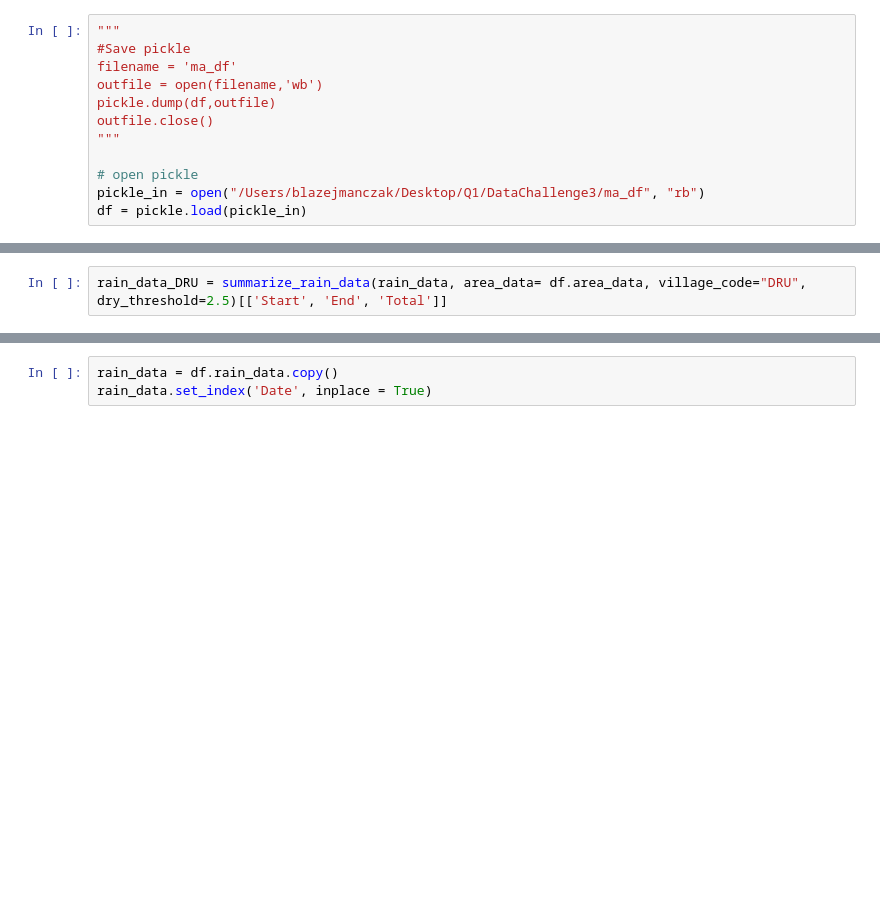
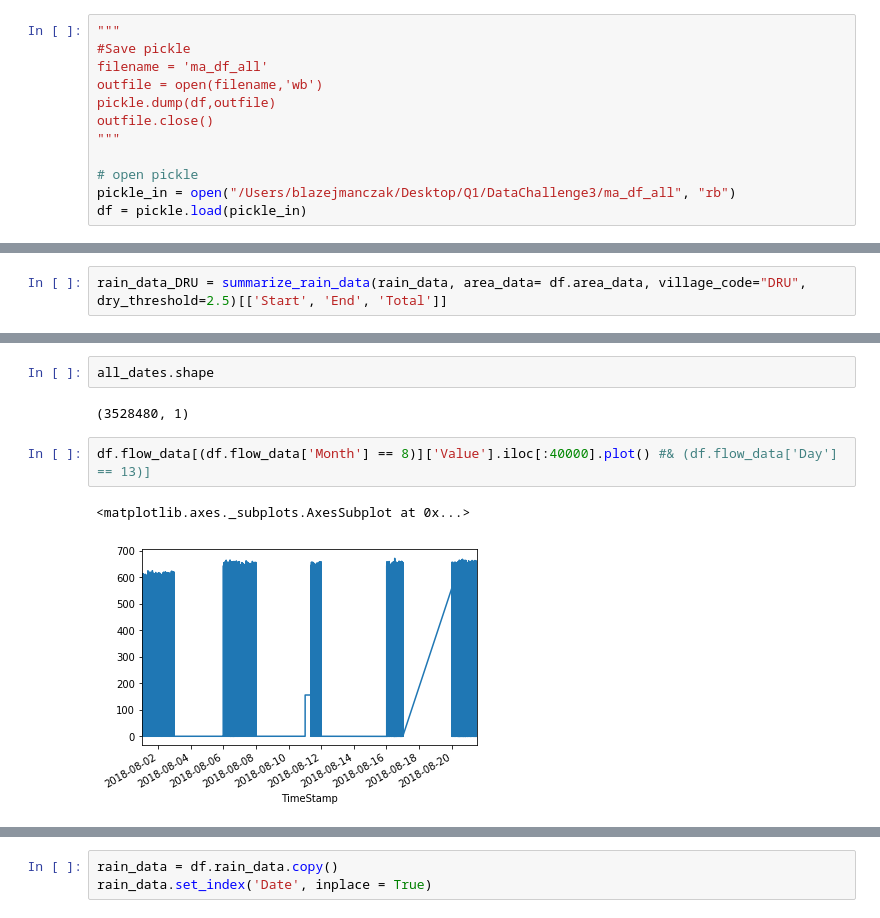
Before and after one commit to JalkapalloX/JBG060-Data-Challenge-3, a Jupyter notebook: Utility/RainData&LevelFlow.ipynb, the cells around one changed output, grey strips where cells are left out. Cells and saved outputs as stored; diff of their text form; blank space fills up the shorter version.

Commit message:
Worked on relating flow/level to rain

```diff
--- a/Utility/RainData&LevelFlow.ipynb
+++ b/Utility/RainData&LevelFlow.ipynb
@@ -71,12 +69,12 @@ def summarize_rain_data(rain_data, area_data=None, village_code=None, dry_thresh
 # %%
 """
 #Save pickle
-filename = 'ma_df'
+filename = 'ma_df_all'
 outfile = open(filename,'wb')
 pickle.dump(df,outfile)
 outfile.close()
 """
 
 # open pickle
-pickle_in = open("/Users/blazejmanczak/Desktop/Q1/DataChallenge3/ma_df", "rb")
+pickle_in = open("/Users/blazejmanczak/Desktop/Q1/DataChallenge3/ma_df_all", "rb")
 df = pickle.load(pickle_in)
@@ -88,0 +99,9 @@ level_data_DRU.to_csv("levelDru.csv")
+# %%
+all_dates.shape
+# %% [output]
+(3528480, 1)
+# %%
+df.flow_data[(df.flow_data['Month'] == 8)]['Value'].iloc[:40000].plot() #& (df.flow_data['Day'] == 13)]
+# %% [output]
+<matplotlib.axes._subplots.AxesSubplot at 0x...>
+[figure, added]
```
Also changed, not shown: parts of 12 cells of this notebook, 4 other files.
